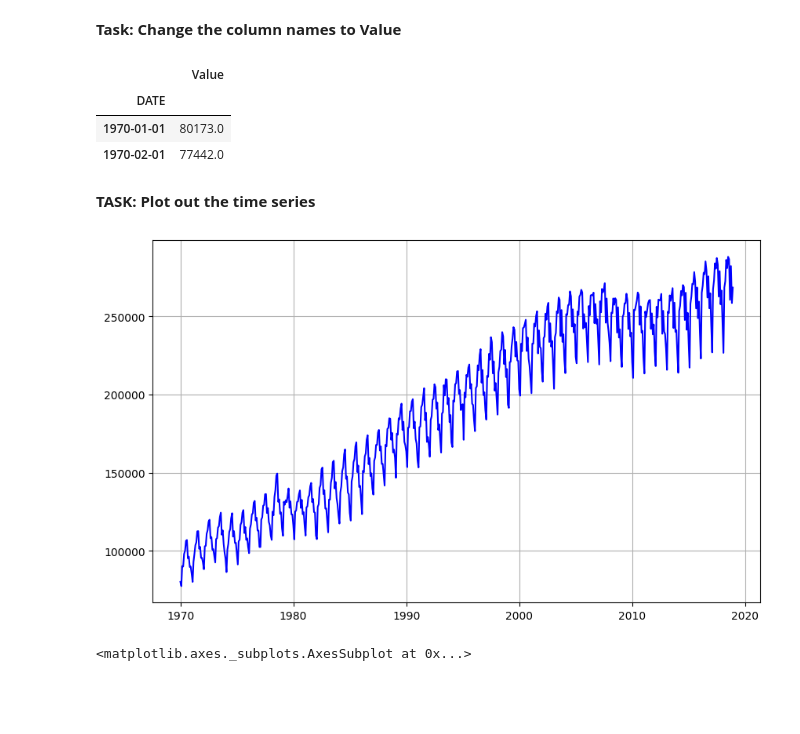
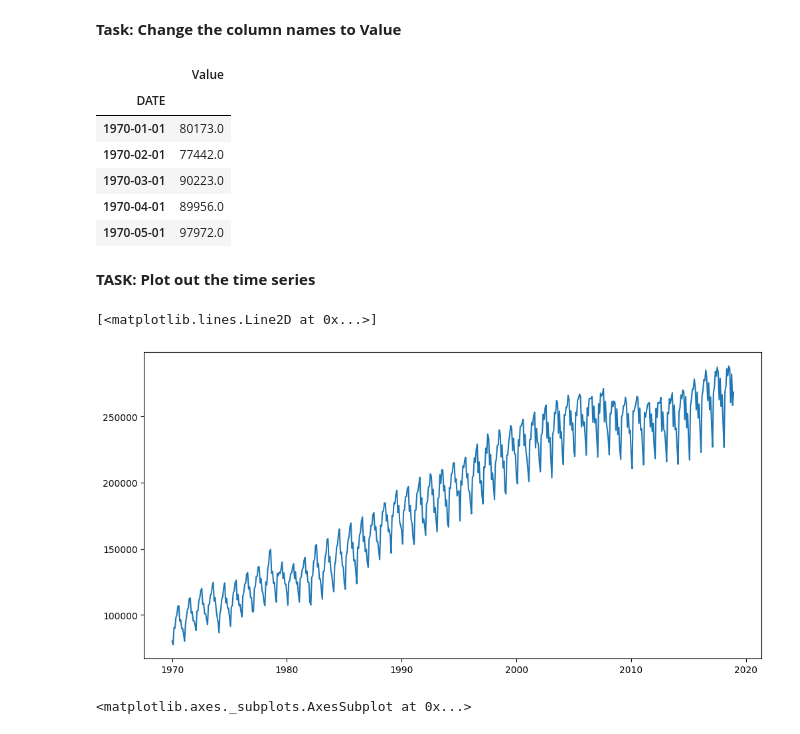
Before and after one commit to mhmod01110/Time_Series_ITI, a Jupyter notebook: Lab_2/02_RNN_Exercise_SOLVED.ipynb, the cells around one changed output. Saved outputs shown, nothing was run; the diff lists cells and outputs as text; code cells hidden in the pictures; blank space fills up the shorter version.

```diff
--- a/Lab_2/02_RNN_Exercise_SOLVED.ipynb
+++ b/Lab_2/02_RNN_Exercise_SOLVED.ipynb
@@ -51,22 +57,23 @@ df.head()
 # CODE HERE
 df.columns = ['Value']
 # %%
-df.head(2)
+df.head()
 # %% [output]
 |  | Value |
 | DATE |  |
 | 1970-01-01 | 80173.0 |
 | 1970-02-01 | 77442.0 |
+| 1970-03-01 | 90223.0 |
+| 1970-04-01 | 89956.0 |
+| 1970-05-01 | 97972.0 |
 # %% [markdown]
 **TASK: Plot out the time series**
 # %%
-plt.figure(figsize=(10, 6))
-plt.plot(df.index, df['Value'], linestyle='-', color='b')
-
-plt.grid(True)
-plt.show()
+plt.figure(figsize=(12, 6))
+plt.plot(df.index, df['Value'])
 # %% [output]
+[<matplotlib.lines.Line2D at 0x...>]
-[figure, old version]
+[figure, new version]
 # %%
 # %% [output]
 <matplotlib.axes._subplots.AxesSubplot at 0x...>
```
Also changed, not shown: parts of 15 cells of this notebook, 1 other file.
